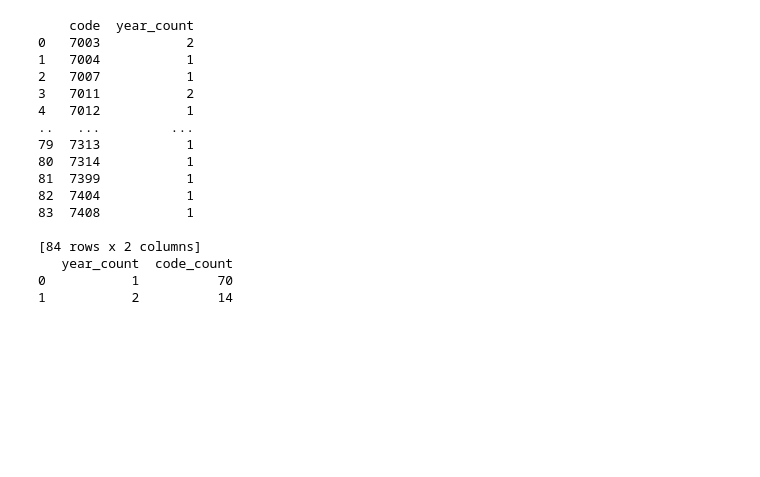
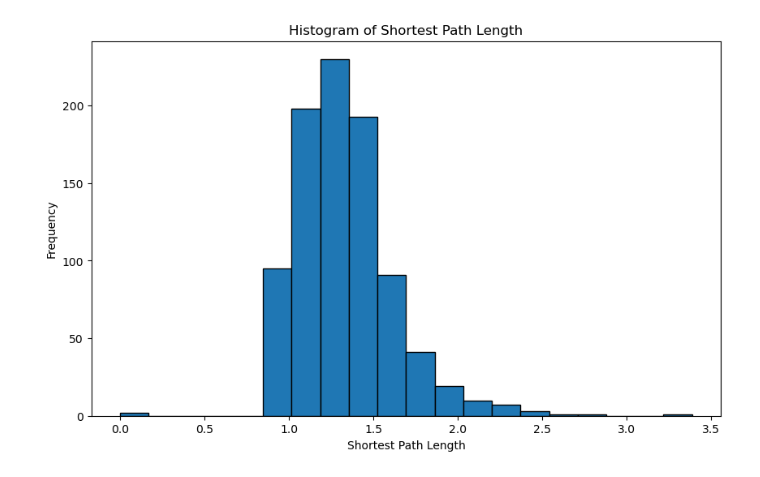
Before and after one commit to wakachii/SI-Org-chart, a Jupyter notebook: analysis/analysis.ipynb, the cells around one changed output. Cells and saved outputs as stored; diff of their text form; code cells hidden in the pictures; blank space fills up the shorter version.

```diff
--- a/analysis/analysis.ipynb
+++ b/analysis/analysis.ipynb
@@ -26,28 +10,12 @@ df_merged
-# %%
-year_count = df_merged.groupby('code')['year'].nunique().reset_index()
-year_count.columns = ['code', 'year_count']
-distribution = year_count['year_count'].value_counts().reset_index()
-distribution.columns = ['year_count', 'code_count']
-
-print(distribution)
-# %% [output]
-    code  year_count
-0   7003           2
-1   7004           1
-2   7007           1
-3   7011           2
-4   7012           1
-..   ...         ...
-79  7313           1
-80  7314           1
-81  7399           1
-82  7404           1
-83  7408           1
-
-[84 rows x 2 columns]
-   year_count  code_count
-0           1          70
-1           2          14
+# %%
+plt.figure(figsize=(10,6))
+plt.hist(df_merged['shortest_path_length'].dropna(), bins=20, edgecolor='black')
+plt.title("Histogram of Shortest Path Length")
+plt.xlabel("Shortest Path Length")
+plt.ylabel("Frequency")
+plt.show()
+# %% [output]
+[figure, added]
 # %%
 # function for scatter plot
 def plot_scatter(x, y, x_label, y_label, title):
```
Also changed, not shown: parts of 3 cells of this notebook, 2 other files.
